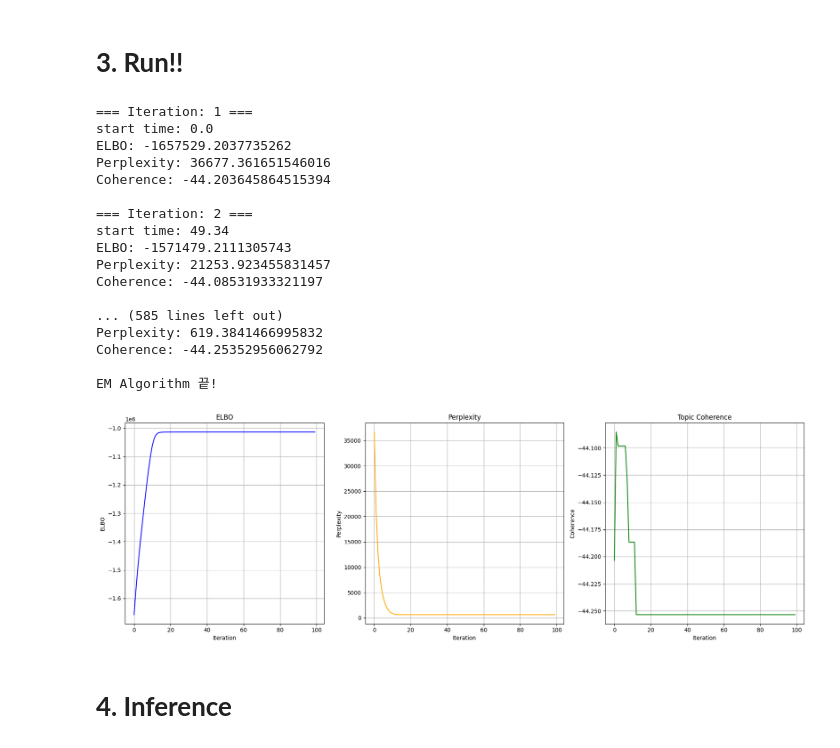
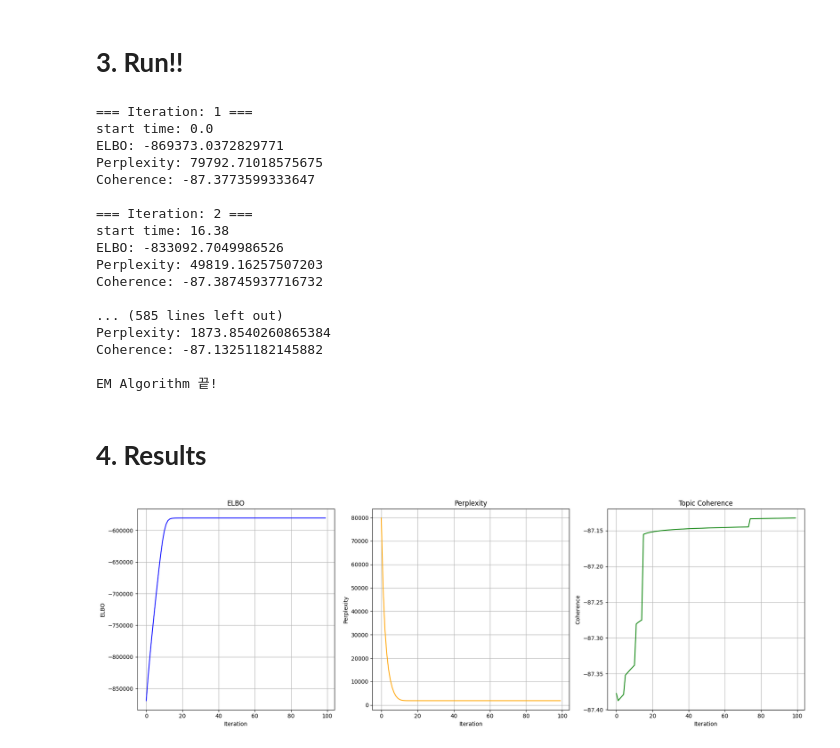
Before and after one commit to chasubeen/ML_lab, a Jupyter notebook: 2_Variational_Inference.ipynb, the cells around one changed output. Saved outputs shown, nothing was run; the diff lists cells and outputs as text; code cells hidden in the pictures.

Commit message:
topic coherence 수식 변경

```diff
--- a/2_Variational_Inference.ipynb
+++ b/2_Variational_Inference.ipynb
@@ -40,10 +40,10 @@ def read_file(path):
   return data
 # %%
 # 데이터 불러오기
-train_data = read_file(train_path)
-test_data = read_file(test_path)
+org_train_data = read_file(train_path)
+org_test_data = read_file(test_path)
 
 # 맨 마지막 문서는 제거
-del train_data[-1], test_data[-1]
+del org_train_data[-1], org_test_data[-1]
 # %% [markdown]
 ## **1-2. Preprocess Data**
@@ -53,3 +50,17 @@ stopwords = [""," "]
+# %%
+# some words that we do not want to consider
+stopwords = ["", " ", 'the', 'to', 'of', 'a', 'and', 'in', 'for', "s", 'that', 'is', 'said', 'mr', 'on', 'by',
+             'it', 'as', 'was', 'at', 'with', 'from', 'its', 'an', 'has', 'he', 'be', 'but', 'are', 'will',
+             'have', 'or', "nt", 'his', 'they', 'were', 'this', 'which', 'would', 'about', 'year', 'had', 'been',
+             'more', 'than', 'who', 'up', 'also', 'other', 'after', 'we', 'says', 'their', 'one', 'two', 'lrb',
+             'rrb', 'years', 'when', 'some', 'may', 'could', 'quarter', 'yesterday', 'most', 'not', 'if',
+             'because', 'there', 'first', 'i', 'any', 'last', 'monday', 'tuesday', 'wednesday', 'thursday', 'friday',
+             'saturday', 'sunday', 'before', 'no', 'week', 'much', 'so', 'such', 'can', 'while', 'into', 'do',
+             'then', 'many', 'out', 'less', 'against', 'even', 'under', 'only', 'since', 'however', 'over', 'among',
+             'between', 'them', 'him', 'those', 'did', 'you', 'still', 'these', 'three', 'own', 'second', 'off',
+             'all', 'what', 'both', 'day', 'now', 'yet', 'during', 'according', 'including', 'she', 'my', 'days',
+             'due', 'your', 'her', 'another', 'just', 'does', 'our', 'how', 'through', 'where', 'too', 'very', 'each',
+             'days', 'month', 'months', 'should', 'several', 'few', 'ago']
 # %%
 ## remove numbers, special characters, etc.
 # only consider words with alphabet
@@ -61,8 +72,8 @@ def only_alphabet(corpus, stopword_list=stopwords):
         [pattern.sub('', word) for word in doc if pattern.sub('', word) not in stopword_list] for doc in corpus
     ]
 # %%
-train_data = only_alphabet(train_data)
-test_data = only_alphabet(test_data)
+train_data = only_alphabet(org_train_data)
+test_data = only_alphabet(org_test_data)
 # %%
 ## count word occurrence in corpus
 
@@ -336,23 +336,25 @@ class LDA_VI:
 # %% [markdown]
 # **3. Run!!**
 # %%
-model = LDA_VI(train_data_idx,num_topic = 20, vocab = v_t_i, alpha = 1.,num_iter = 100,lr = 1e-3)
-model.run()
+lda_vi = LDA_VI(train_data_idx,num_topic = 10, vocab = v_t_i, alpha = 1.,num_iter = 100)
+lda_vi.run()
 # %% [output]
 === Iteration: 1 ===
 start time: 0.0
-ELBO: -1657529.2037735262
-Perplexity: 36677.361651546016
-Coherence: -44.203645864515394
+ELBO: -869373.0372829771
+Perplexity: 79792.71018575675
+Coherence: -87.3773599333647
 
 === Iteration: 2 ===
-start time: 49.34
-ELBO: -1571479.2111305743
-Perplexity: 21253.923455831457
-Coherence: -44.08531933321197
+start time: 16.38
+ELBO: -833092.7049986526
+Perplexity: 49819.16257507203
+Coherence: -87.38745937716732
 
 ... (585 lines left out)
-Perplexity: 619.3841466995832
-Coherence: -44.25352956062792
+Perplexity: 1873.8540260865384
+Coherence: -87.13251182145882
 
 EM Algorithm 끝!
+# %% [markdown]
+# **4. Results**
@@ -359,8 +365,6 @@ EM Algorithm 끝!
 # %%
 ## 학습 과정 시각화
 
-model.plot_result()
+lda_vi.plot_result()
 # %% [output]
-[figure, old version]
+[figure, new version]
-# %% [markdown]
-# **4. Inference**
```
Also changed, not shown: parts of 18 cells of this notebook.
